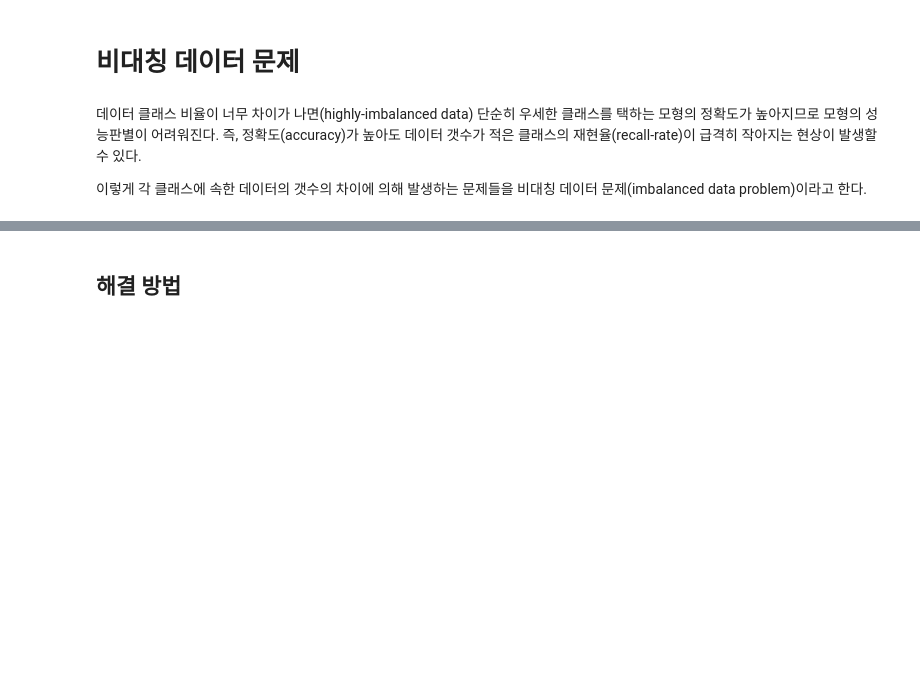
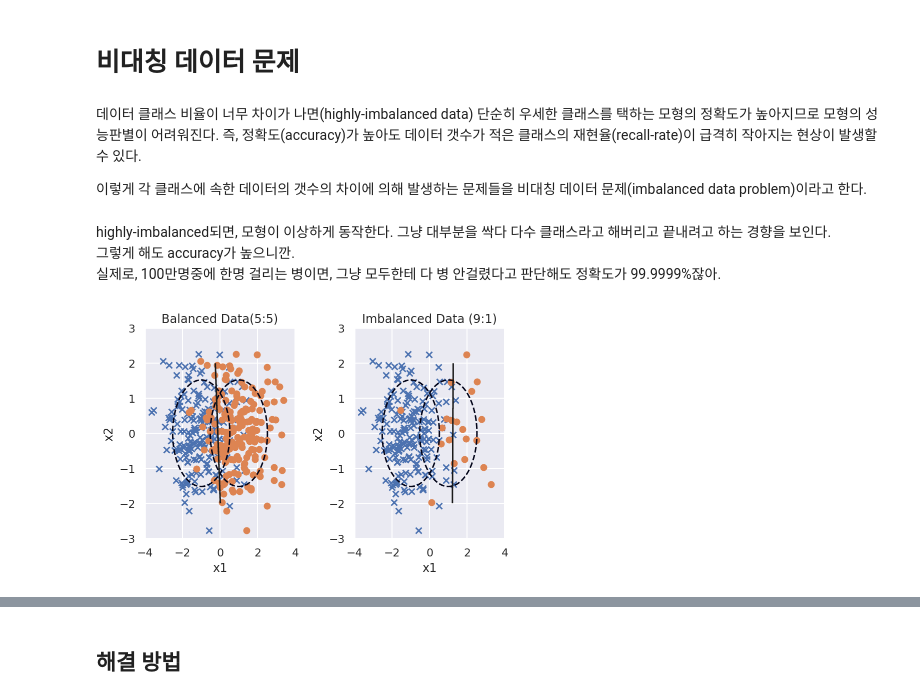
Before and after one commit to saanghyuk/0B-python, a Jupyter notebook: data_analysis/5_10_Model_Optimization.ipynb, the cells around one changed output, grey strips where cells are left out. Saved outputs shown, nothing was run; the diff lists cells and outputs as text; code cells hidden in the pictures; blank space fills up the shorter version.

Commit message:
Imbalanced Data Problem

```diff
--- a/data_analysis/5_10_Model_Optimization.ipynb
+++ b/data_analysis/5_10_Model_Optimization.ipynb
@@ -307,6 +307,10 @@ GridSearchCV(cv=5, estimator=SVC(), n_jobs=2,
 데이터 클래스 비율이 너무 차이가 나면(highly-imbalanced data) 단순히 우세한 클래스를 택하는 모형의 정확도가 높아지므로 모형의 성능판별이 어려워진다. 즉, 정확도(accuracy)가 높아도 데이터 갯수가 적은 클래스의 재현율(recall-rate)이 급격히 작아지는 현상이 발생할 수 있다.
 
 이렇게 각 클래스에 속한 데이터의 갯수의 차이에 의해 발생하는 문제들을 비대칭 데이터 문제(imbalanced data problem)이라고 한다.
+# %% [markdown]
+highly-imbalanced되면, 모형이 이상하게 동작한다. 그냥 대부분을 싹다 다수 클래스라고 해버리고 끝내려고 하는 경향을 보인다. <br>
+그렇게 해도 accuracy가 높으니깐. <br>
+실제로, 100만명중에 한명 걸리는 병이면, 그냥 모두한테 다 병 안걸렸다고 판단해도 정확도가 99.9999%잖아. <br>
 # %%
 from sklearn.datasets import *
 from sklearn.model_selection import train_test_split
@@ -320,34 +324,36 @@ def classification_result(n0, n1, title=""):
     X0 = rv1.rvs(n0, random_state=0)
     X1 = rv2.rvs(n1, random_state=0)
     X = np.vstack([X0, X1])
     y = np.hstack([np.zeros(n0), np.ones(n1)])
 
     x1min = -4; x1max = 4
     x2min = -2; x2max = 2
     xx1 = np.linspace(x1min, x1max, 1000)
     xx2 = np.linspace(x2min, x2max, 1000)
     X1, X2 = np.meshgrid(xx1, xx2)
 
     plt.contour(X1, X2, rv1.pdf(np.dstack([X1, X2])), levels=[0.05], linestyles="dashed")
     plt.contour(X1, X2, rv2.pdf(np.dstack([X1, X2])), levels=[0.05], linestyles="dashed")
 
     model = SVC(kernel="linear", C=1e4, random_state=0).fit(X, y)
     Y = np.reshape(model.predict(np.array([X1.ravel(), X2.ravel()]).T), X1.shape)
-    plt.scatter(X[y == 0, 0], X[y == 0, 1], marker='x', label="0 클래스")
-    plt.scatter(X[y == 1, 0], X[y == 1, 1], marker='o', label="1 클래스")
+    plt.scatter(X[y == 0, 0], X[y == 0, 1], marker='x', label="0 Class")
+    plt.scatter(X[y == 1, 0], X[y == 1, 1], marker='o', label="1 Class")
     plt.contour(X1, X2, Y, colors='k', levels=[0.5])
     y_pred = model.predict(X)
     plt.xlim(-4, 4)
     plt.ylim(-3, 3)
     plt.xlabel("x1")
     plt.ylabel("x2")
     plt.title(title)
 
     return model, X, y, y_pred
 
 plt.subplot(121)
-model1, X1, y1, y_pred1 = classification_result(200, 200, "대칭 데이터 (5:5)")
+model1, X1, y1, y_pred1 = classification_result(200, 200, "Balanced Data(5:5)")
 plt.subplot(122)
-model2, X2, y2, y_pred2 = classification_result(200, 20, "비대칭 데이터 (9:1)")
+model2, X2, y2, y_pred2 = classification_result(200, 20, "Imbalanced Data (9:1)")
 plt.tight_layout()
 plt.show()
+# %% [output]
+[figure, added]
```
Also changed, not shown: parts of 62 cells of this notebook, 3 other files.
